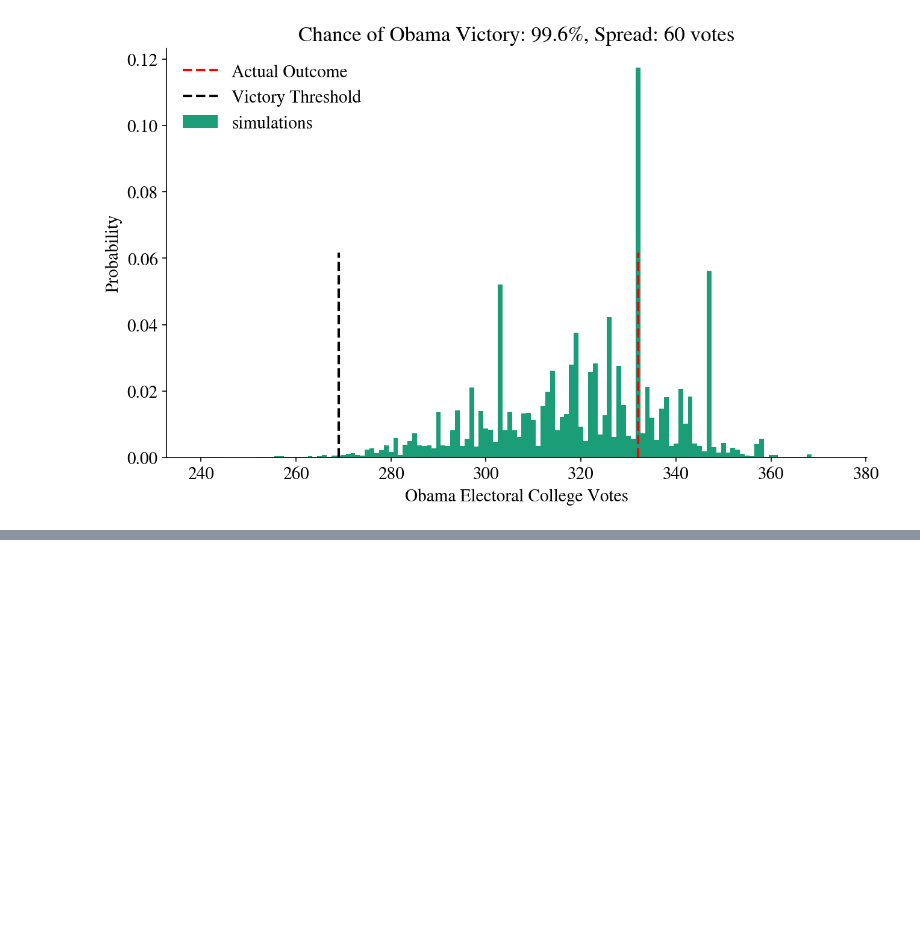
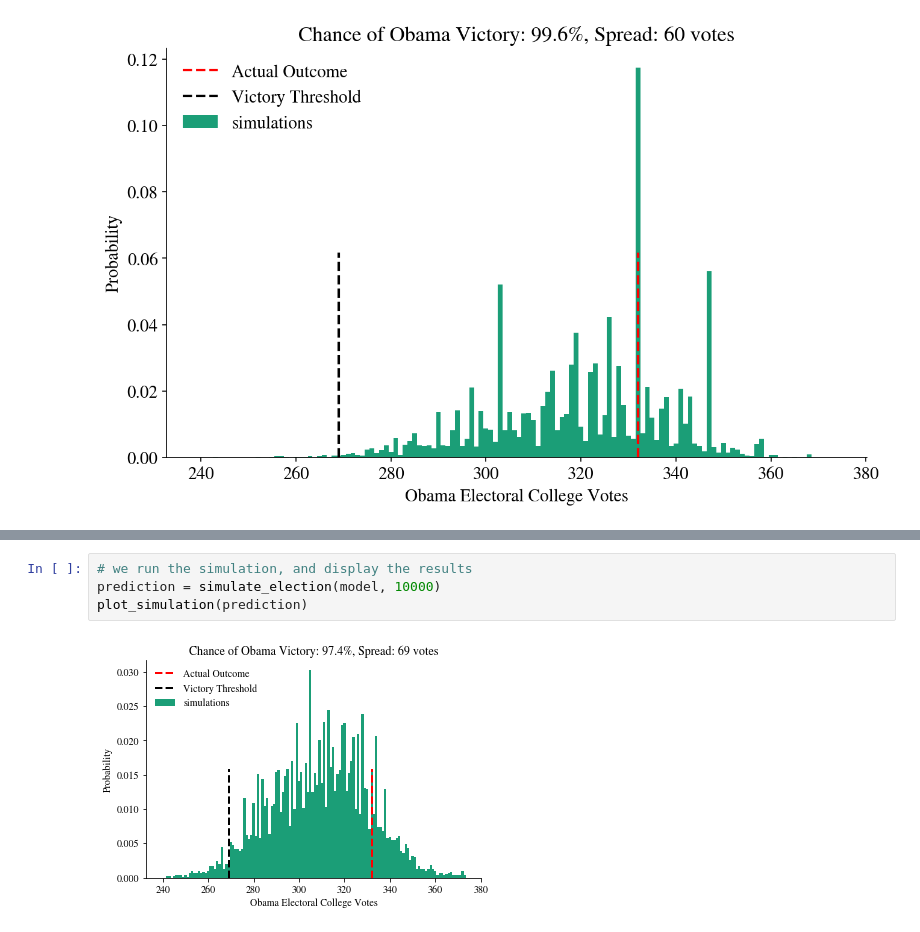
Before and after one commit to joaoDragado/dSc_roadmap, a Jupyter notebook: projects/SimulatingSilver/HW2_user.ipynb, the cells around one changed output, grey strips where cells are left out. Drawn from its saved outputs; the diff is of its cells as text; blank space fills up the shorter version.

```diff
--- a/projects/SimulatingSilver/HW2_user.ipynb
+++ b/projects/SimulatingSilver/HW2_user.ipynb
@@ -187,0 +375,6 @@ plot_simulation(result)
+# %%
+# we run the simulation, and display the results
+prediction = simulate_election(model, 10000)
+plot_simulation(prediction)
+# %% [output]
+[figure, added]
```
Also changed, not shown: parts of 20 cells of this notebook.
